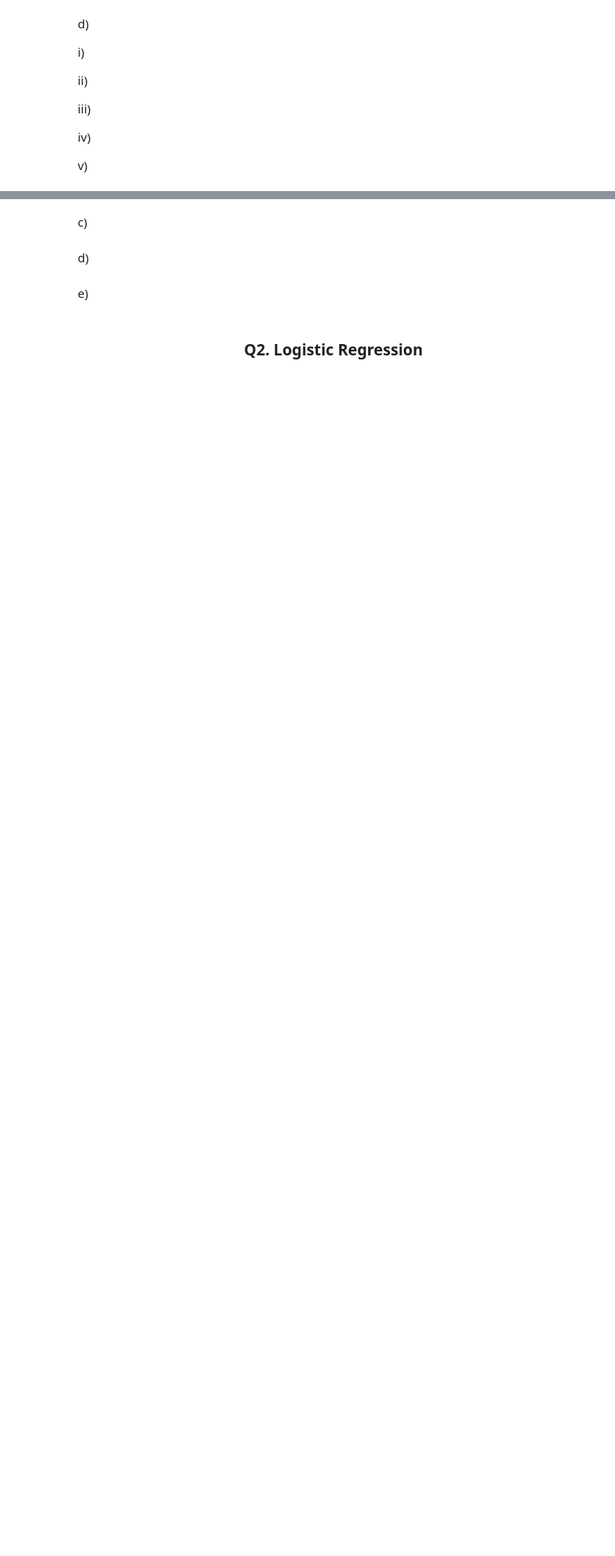
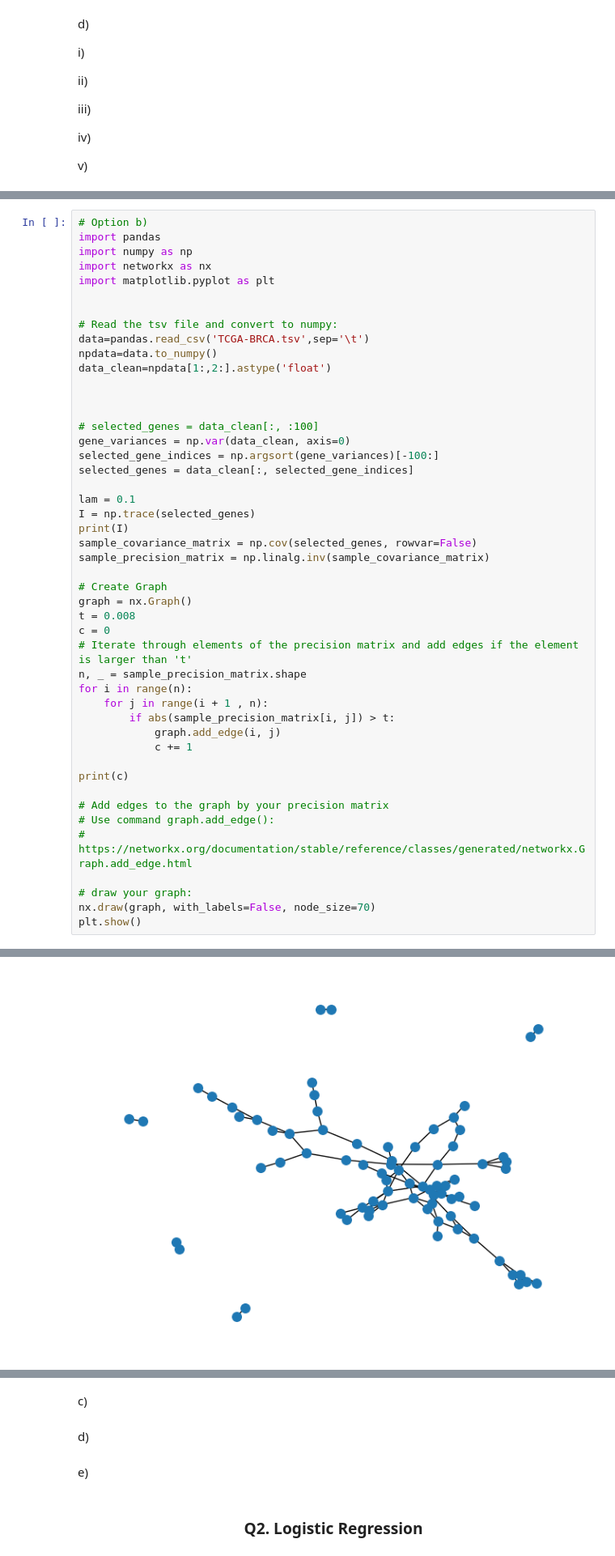
Before and after one commit to darkopetrov/DAT570_Continuous_optimization_in_data_science, a Jupyter notebook: Module_1/Code_1.ipynb, the cells around one changed output, grey strips where cells are left out. Shown at 81% size. Cells and saved outputs as stored; diff of their text form; blank space fills up the shorter version.

```diff
--- a/Module_1/Code_1.ipynb
+++ b/Module_1/Code_1.ipynb
@@ -204,0 +290,48 @@ b)
+# %%
+# Option b)
+import pandas
+import numpy as np
+import networkx as nx
+import matplotlib.pyplot as plt
+
+
+# Read the tsv file and convert to numpy:
+data=pandas.read_csv('TCGA-BRCA.tsv',sep='\t')
+npdata=data.to_numpy()
+data_clean=npdata[1:,2:].astype('float')
+
+
+
+# selected_genes = data_clean[:, :100]
+gene_variances = np.var(data_clean, axis=0)
+selected_gene_indices = np.argsort(gene_variances)[-100:]
+selected_genes = data_clean[:, selected_gene_indices]
+
+lam = 0.1
+I = np.trace(selected_genes)
+print(I)
+sample_covariance_matrix = np.cov(selected_genes, rowvar=False)
+sample_precision_matrix = np.linalg.inv(sample_covariance_matrix)
+
+# Create Graph
+graph = nx.Graph()
+t = 0.008
+c = 0
+# Iterate through elements of the precision matrix and add edges if the element is larger than 't'
+n, _ = sample_precision_matrix.shape
+for i in range(n):
+    for j in range(i + 1 , n):
+        if abs(sample_precision_matrix[i, j]) > t:
+            graph.add_edge(i, j)
+            c += 1
+
+print(c)
+
+# Add edges to the graph by your precision matrix
+# Use command graph.add_edge():
+# https://networkx.org/documentation/stable/reference/classes/generated/networkx.Graph.add_edge.html
+
+# draw your graph:
+nx.draw(graph, with_labels=False, node_size=70)
+plt.show()
+# %% [output]
@@ -204,0 +340 @@ b)
+[figure, added]
```
Also changed, not shown: parts of 9 cells of this notebook, 1 other file.
